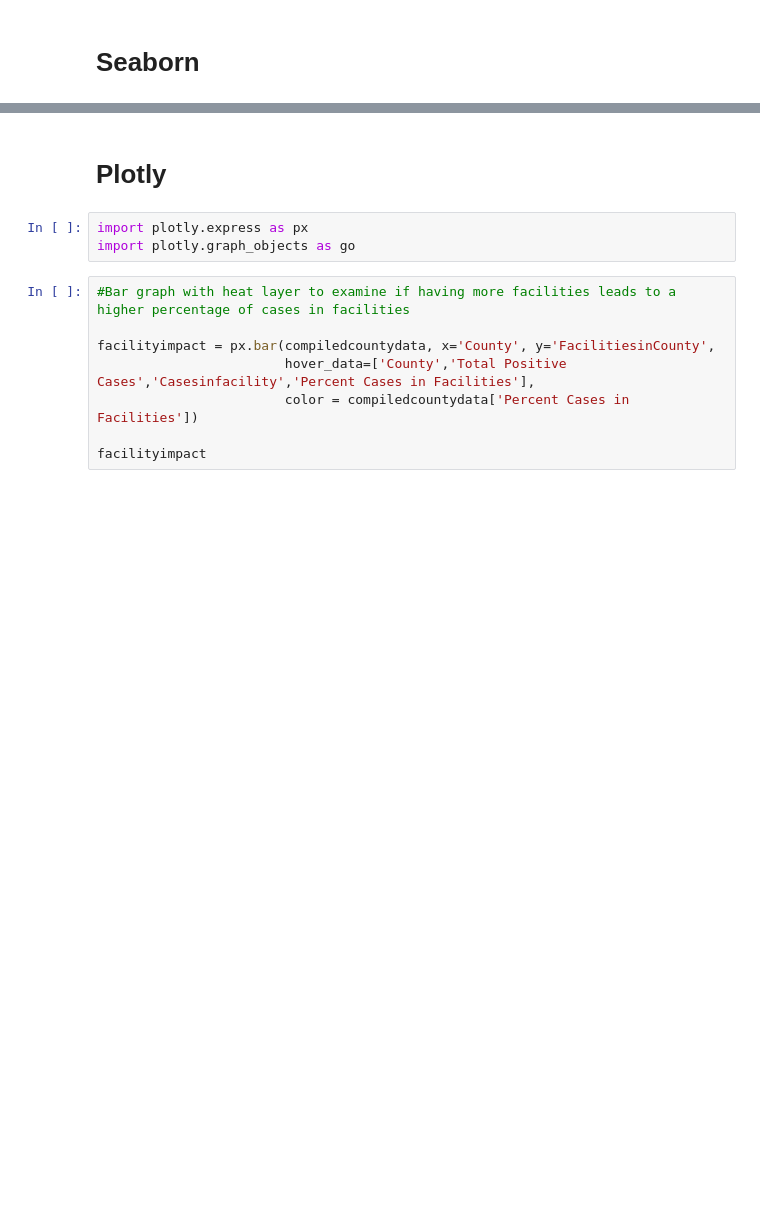
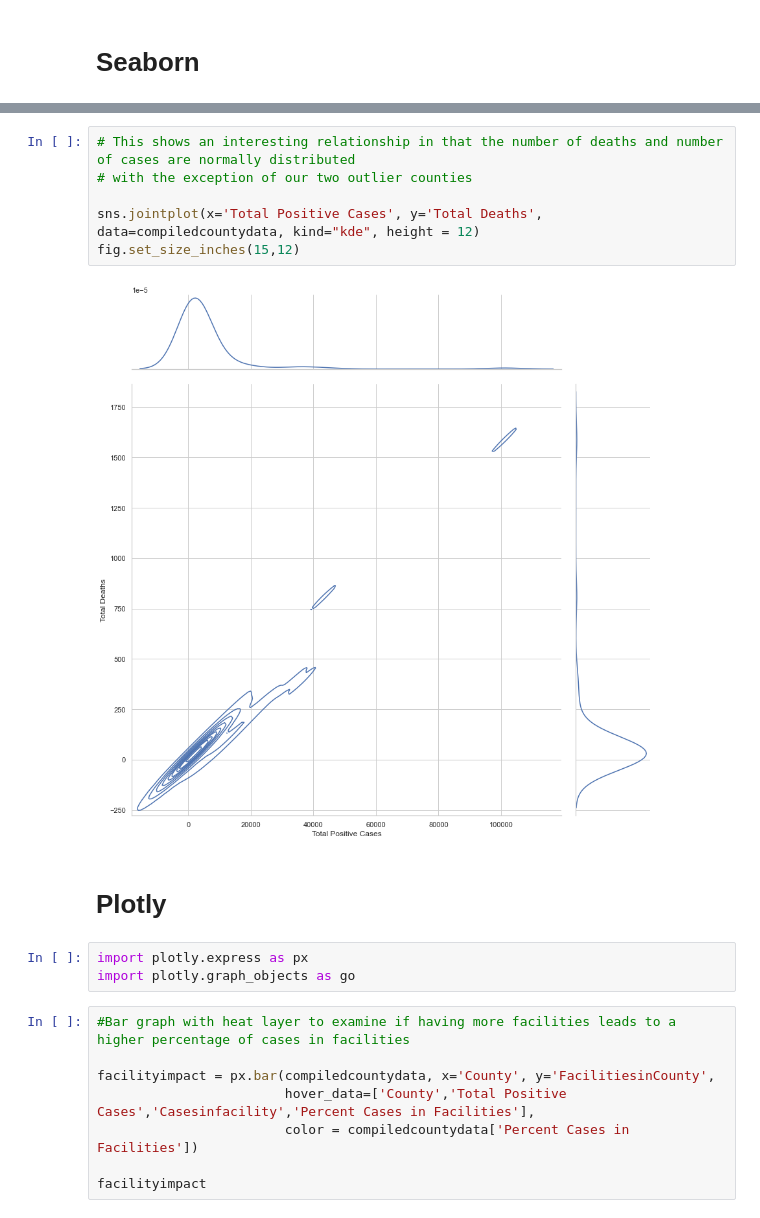
Before and after one commit to jaredbarkley0/PythonGroupProject, a Jupyter notebook: Homework6/JaredNotebook1.ipynb, the cells around one changed output, grey strips where cells are left out. Saved outputs shown, nothing was run; the diff lists cells and outputs as text; blank space fills up the shorter version.

```diff
--- a/Homework6/JaredNotebook1.ipynb
+++ b/Homework6/JaredNotebook1.ipynb
@@ -137,3 +146,11 @@ sns.despine
+# %%
+# This shows an interesting relationship in that the number of deaths and number of cases are normally distributed
+# with the exception of our two outlier counties
+
+sns.jointplot(x='Total Positive Cases', y='Total Deaths', data=compiledcountydata, kind="kde", height = 12)
+fig.set_size_inches(15,12)
+# %% [output]
+[figure, added]
 # %% [markdown]
 # Plotly
 # %%
```
Also changed, not shown: parts of 7 cells of this notebook.
